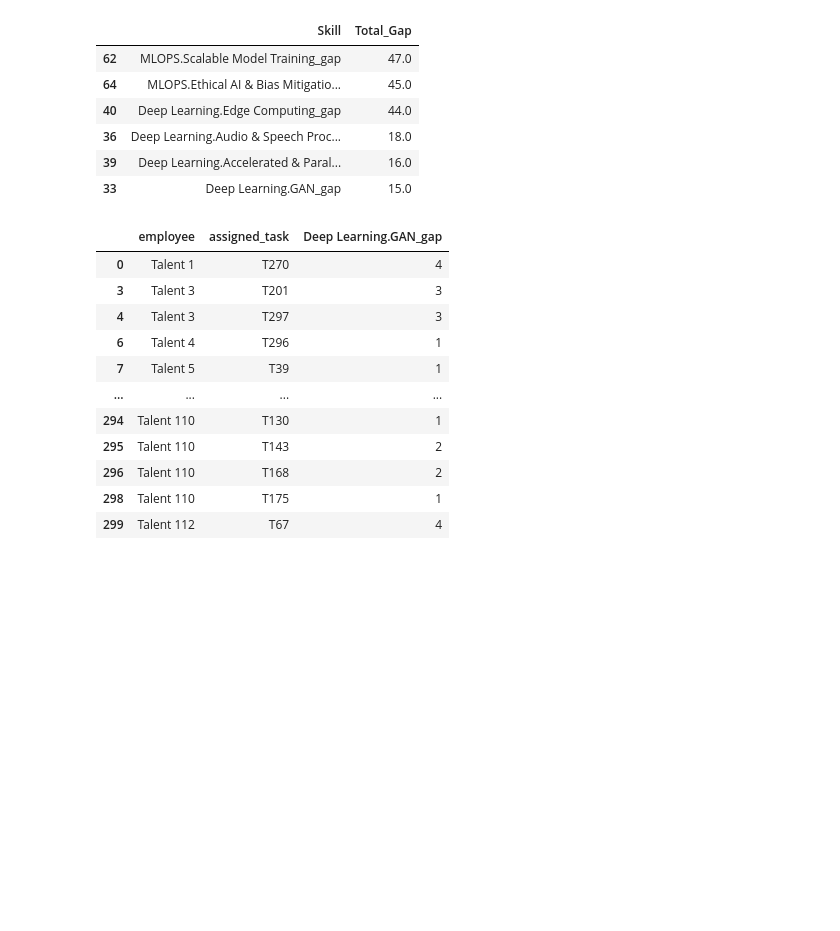
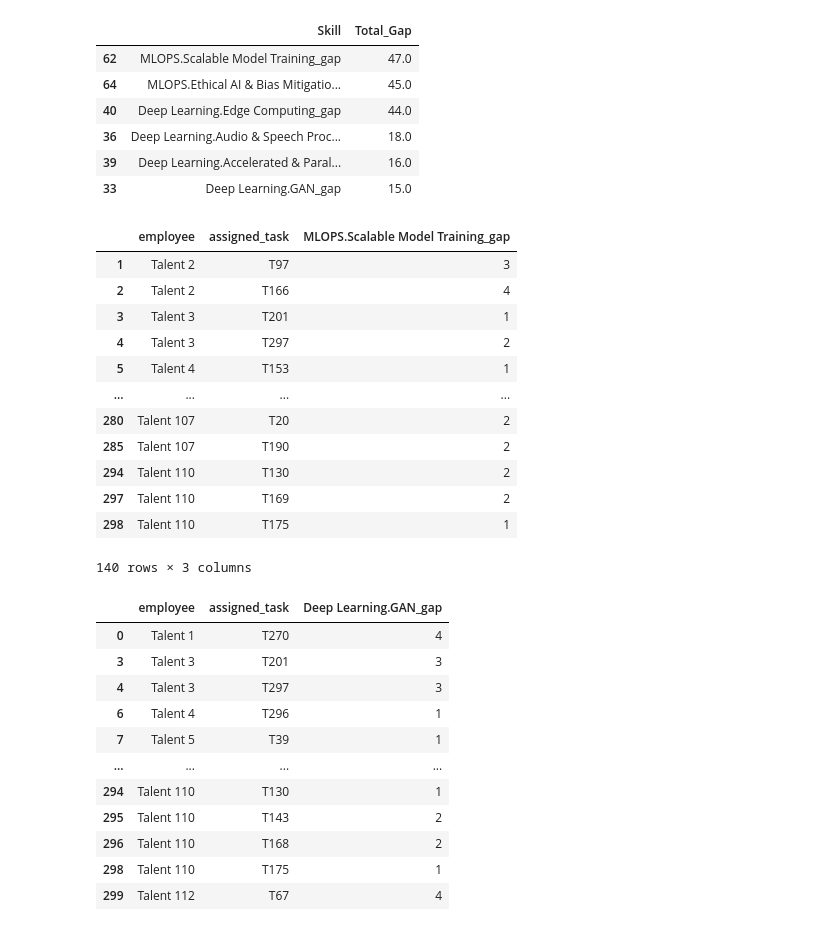
Before and after one commit to TK-Bunga-Matahari/shinchan, a Jupyter notebook: project1_task-management/solution/competency_assesment/manpower_planning.ipynb, the cells around one changed output. Cells and saved outputs as stored; diff of their text form; code cells hidden in the pictures; blank space fills up the shorter version.

```diff
--- a/project1_task-management/solution/competency_assesment/manpower_planning.ipynb
+++ b/project1_task-management/solution/competency_assesment/manpower_planning.ipynb
@@ -906,4 +937,22 @@ most_needed_skill
 | 36 | Deep Learning.Audio & Speech Proc... | 18.0 |
 | 39 | Deep Learning.Accelerated & Paral... | 16.0 |
 | 33 | Deep Learning.GAN_gap | 15.0 |
+# %%
+mlops_smt_gap = merged_data[merged_data["MLOPS.Scalable Model Training_gap"] > 0]
+mlops_smt_gap
+mlops_smt_gap[["employee", "assigned_task", "MLOPS.Scalable Model Training_gap"]]
+# %% [output]
+|  | employee | assigned_task | MLOPS.Scalable Model Training_gap |
+| 1 | Talent 2 | T97 | 3 |
+| 2 | Talent 2 | T166 | 4 |
+| 3 | Talent 3 | T201 | 1 |
+| 4 | Talent 3 | T297 | 2 |
+| 5 | Talent 4 | T153 | 1 |
+| ... | ... | ... | ... |
+| 280 | Talent 107 | T20 | 2 |
+| 285 | Talent 107 | T190 | 2 |
+| 294 | Talent 110 | T130 | 2 |
+| 297 | Talent 110 | T169 | 2 |
+| 298 | Talent 110 | T175 | 1 |
+140 rows × 3 columns
 # %%
```
Also changed, not shown: parts of 9 cells of this notebook.
